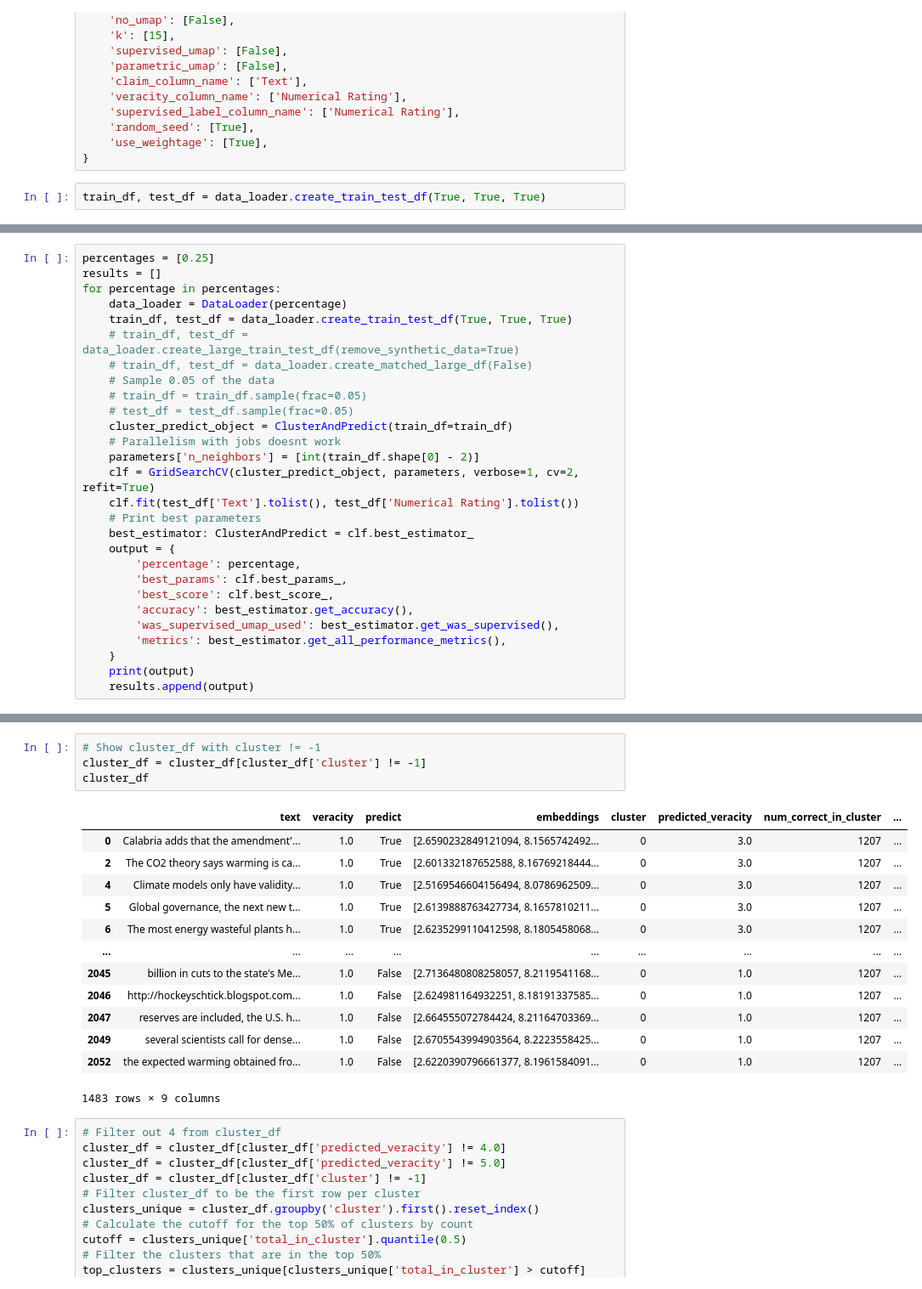
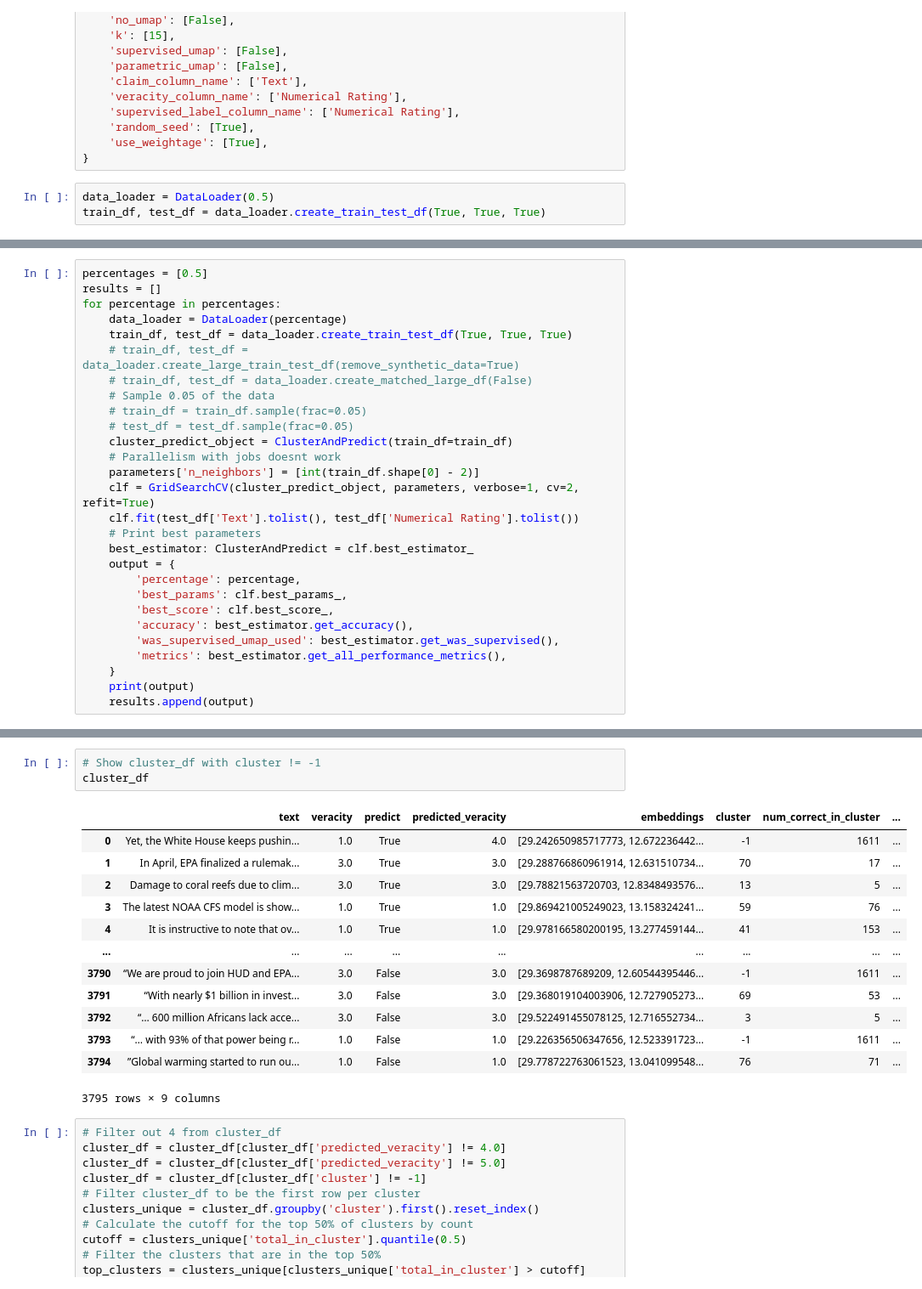
Before and after one commit to Vinayak-Kannan/FactChecker-V3, a Jupyter notebook: Testing/Test Output/hyperparameter_selection.ipynb, the cells around one changed output, grey strips where cells are left out. Shown: that part at 85% size. Drawn from its saved outputs; the diff is of its cells as text.

```diff
--- a/Testing/Test Output/hyperparameter_selection.ipynb
+++ b/Testing/Test Output/hyperparameter_selection.ipynb
@@ -62,6 +62,7 @@ parameters = {
     'use_weightage': [True],
 }
 # %%
+data_loader = DataLoader(0.5)
 train_df, test_df = data_loader.create_train_test_df(True, True, True)
 # %% [output]
 Numerical Rating
@@ -74,6 +75,6 @@ Numerical Rating
 Name: count, dtype: int64
 # %%
-percentages = [0.25]
+percentages = [0.5]
 results = []
 for percentage in percentages:
     data_loader = DataLoader(percentage)
@@ -215,21 +185,20 @@ Name: count, dtype: int64
 # %%
 # Show cluster_df with cluster != -1
-cluster_df = cluster_df[cluster_df['cluster'] != -1]
 cluster_df
 # %% [output]
-|  | text | veracity | predict | embeddings | cluster | predicted_veracity | num_correct_in_cluster | ... |
-| 0 | Calabria adds that the amendment'... | 1.0 | True | [2.6590232849121094, 8.1565742492... | 0 | 3.0 | 1207 | ... |
-| 2 | The CO2 theory says warming is ca... | 1.0 | True | [2.601332187652588, 8.16769218444... | 0 | 3.0 | 1207 | ... |
-| 4 | Climate models only have validity... | 1.0 | True | [2.5169546604156494, 8.0786962509... | 0 | 3.0 | 1207 | ... |
-| 5 | Global governance, the next new t... | 1.0 | True | [2.6139888763427734, 8.1657810211... | 0 | 3.0 | 1207 | ... |
-| 6 | The most energy wasteful plants h... | 1.0 | True | [2.6235299110412598, 8.1805458068... | 0 | 3.0 | 1207 | ... |
+|  | text | veracity | predict | predicted_veracity | embeddings | cluster | num_correct_in_cluster | ... |
+| 0 | Yet, the White House keeps pushin... | 1.0 | True | 4.0 | [29.242650985717773, 12.672236442... | -1 | 1611 | ... |
+| 1 | In April, EPA finalized a rulemak... | 3.0 | True | 3.0 | [29.288766860961914, 12.631510734... | 70 | 17 | ... |
+| 2 | Damage to coral reefs due to clim... | 3.0 | True | 3.0 | [29.78821563720703, 12.8348493576... | 13 | 5 | ... |
+| 3 | The latest NOAA CFS model is show... | 1.0 | True | 1.0 | [29.869421005249023, 13.158324241... | 59 | 76 | ... |
+| 4 | It is instructive to note that ov... | 1.0 | True | 1.0 | [29.978166580200195, 13.277459144... | 41 | 153 | ... |
 | ... | ... | ... | ... | ... | ... | ... | ... | ... |
-| 2045 | billion in cuts to the state's Me... | 1.0 | False | [2.7136480808258057, 8.2119541168... | 0 | 1.0 | 1207 | ... |
-| 2046 | http://hockeyschtick.blogspot.com... | 1.0 | False | [2.624981164932251, 8.18191337585... | 0 | 1.0 | 1207 | ... |
-| 2047 | reserves are included, the U.S. h... | 1.0 | False | [2.664555072784424, 8.21164703369... | 0 | 1.0 | 1207 | ... |
-| 2049 | several scientists call for dense... | 1.0 | False | [2.6705543994903564, 8.2223558425... | 0 | 1.0 | 1207 | ... |
-| 2052 | the expected warming obtained fro... | 1.0 | False | [2.6220390796661377, 8.1961584091... | 0 | 1.0 | 1207 | ... |
+| 3790 | “We are proud to join HUD and EPA... | 3.0 | False | 3.0 | [29.3698787689209, 12.60544395446... | -1 | 1611 | ... |
+| 3791 | “With nearly $1 billion in invest... | 3.0 | False | 3.0 | [29.368019104003906, 12.727905273... | 69 | 53 | ... |
+| 3792 | “… 600 million Africans lack acce... | 3.0 | False | 3.0 | [29.522491455078125, 12.716552734... | 3 | 5 | ... |
+| 3793 | “… with 93% of that power being r... | 1.0 | False | 1.0 | [29.226356506347656, 12.523391723... | -1 | 1611 | ... |
+| 3794 | ”Global warming started to run ou... | 1.0 | False | 1.0 | [29.778722763061523, 13.041099548... | 76 | 71 | ... |
-1483 rows × 9 columns
+3795 rows × 9 columns
 # %%
 # Filter out 4 from cluster_df
 cluster_df = cluster_df[cluster_df['predicted_veracity'] != 4.0]
```
Also changed, not shown: parts of 6 cells of this notebook, 6 other files.
